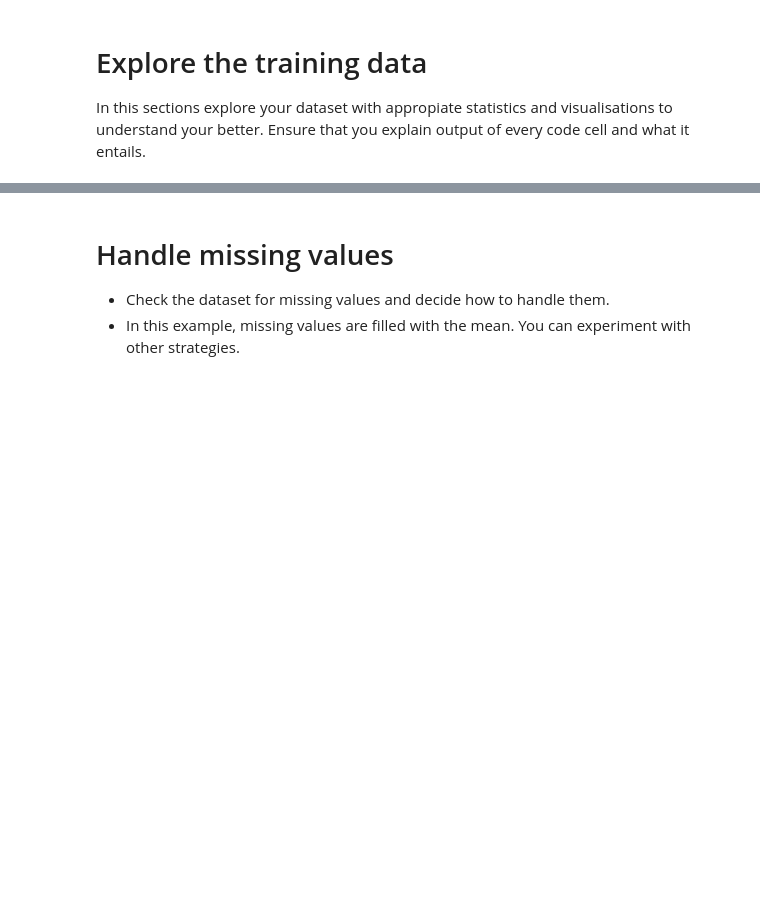
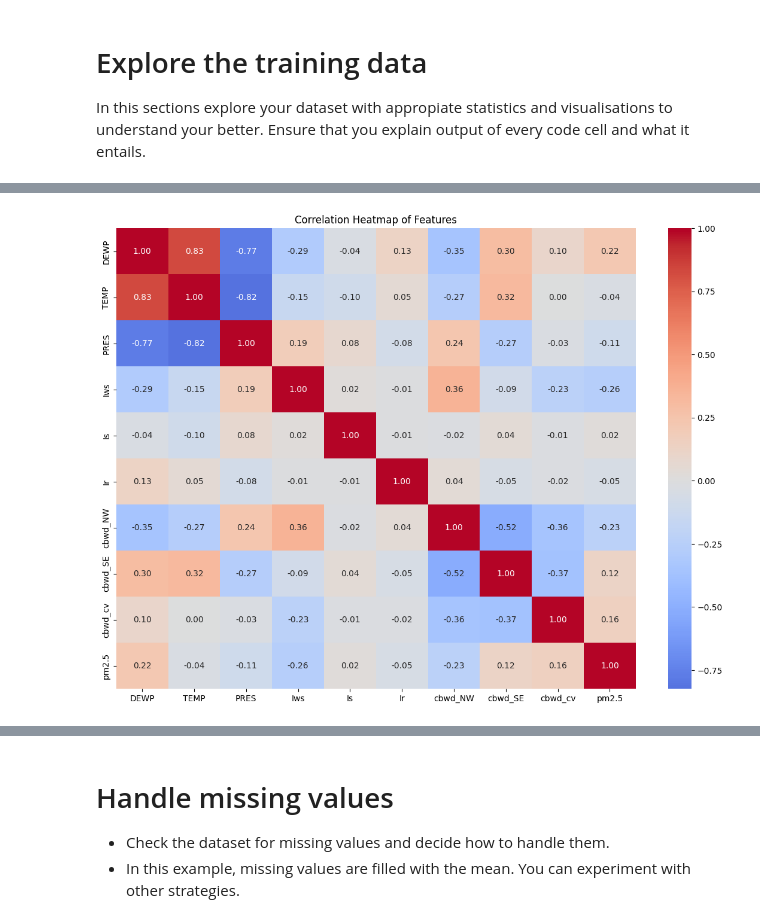
Before and after one commit to j-agbaje/Beijing_PM2.5_forecasting_model, a Jupyter notebook: air_quality_forecasting_starter_code.ipynb, the cells around one changed output, grey strips where cells are left out. Drawn from its saved outputs; the diff is of its cells as text; code cells hidden in the pictures; blank space fills up the shorter version.

```diff
--- a/air_quality_forecasting_starter_code.ipynb
+++ b/air_quality_forecasting_starter_code.ipynb
@@ -115,0 +164,9 @@ train['pm2.5'].plot()
+# %%
+import seaborn as sns
+plt.figure(figsize=(14,10))
+corr = train.drop(columns=['No']).corr(numeric_only=True)
+sns.heatmap(corr, annot=True, fmt=".2f", cmap="coolwarm", center=0)
+plt.title("Correlation Heatmap of Features")
+plt.show()
+# %% [output]
+[figure, added]
```
Also changed, not shown: parts of 15 cells of this notebook.
